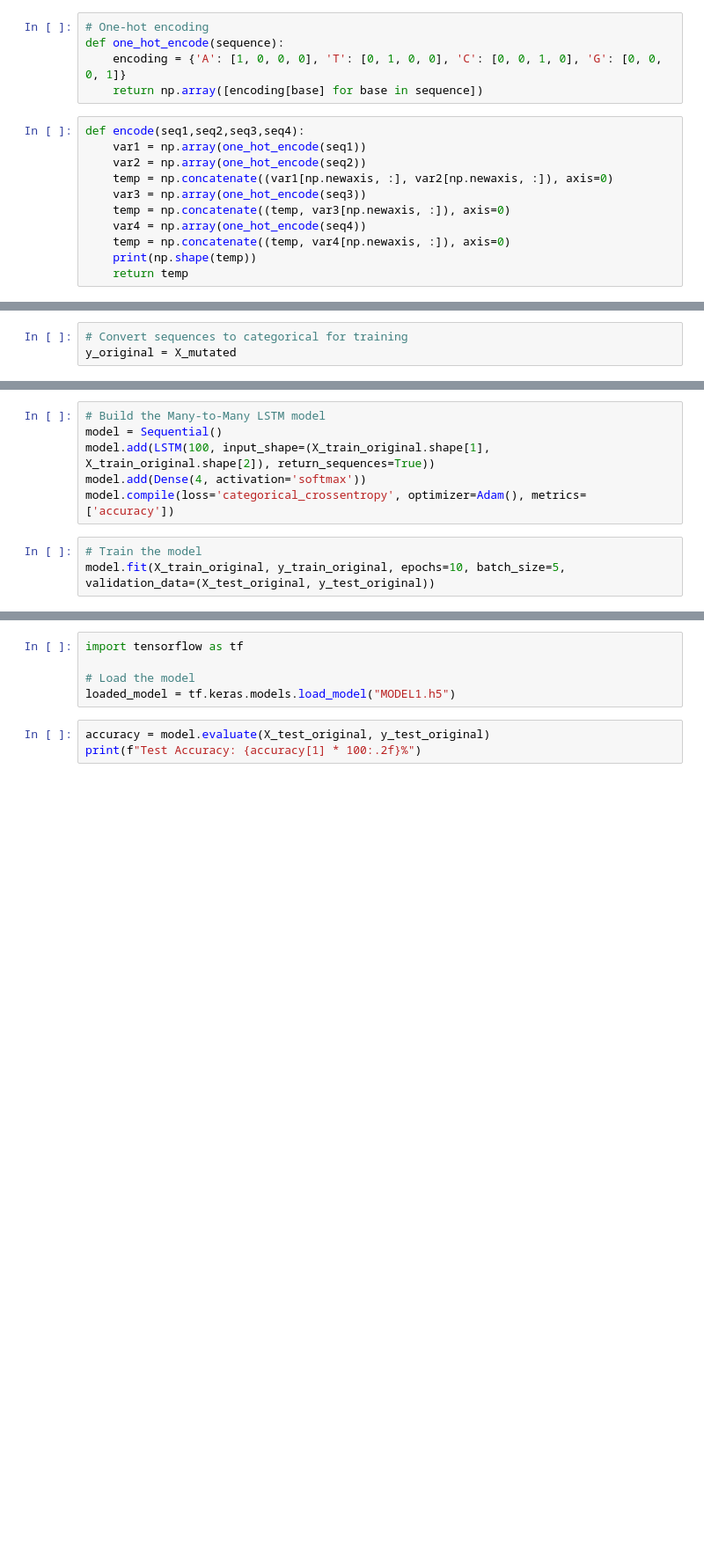
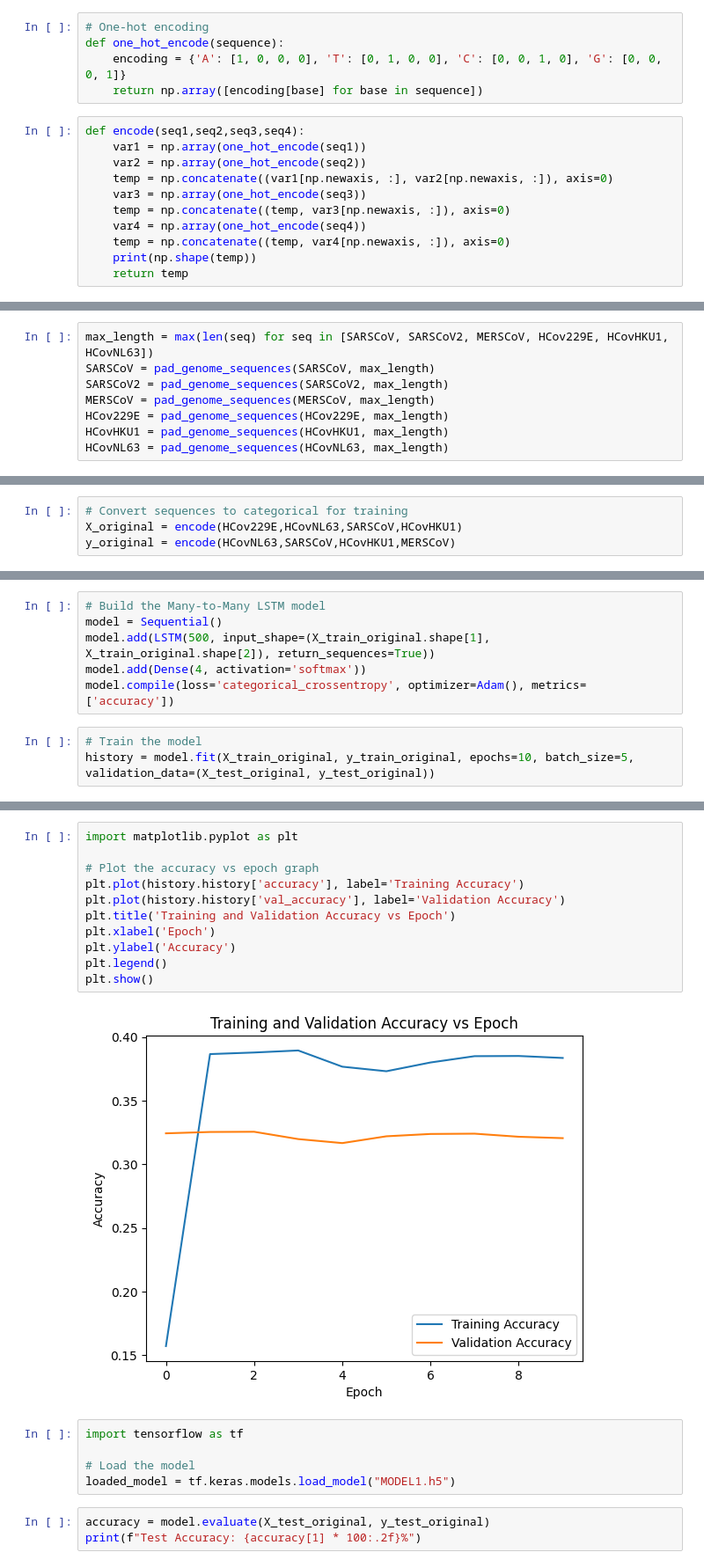
Before and after one commit to Pranesh2288/Virus-Mutation-Prediction, a Jupyter notebook: Code1.ipynb, the cells around one changed output, grey strips where cells are left out. Shown: that part at 88% size. Saved outputs shown, nothing was run; the diff lists cells and outputs as text; blank space fills up the shorter version.

Commit message:
Accuracy vs Epoch Graph Implemented

```diff
--- a/Code1.ipynb
+++ b/Code1.ipynb
@@ -109,0 +84,8 @@ X_mutated = encode(HCovNL63,SARSCoV,HCovHKU1,MERSCoV)
+# %%
+max_length = max(len(seq) for seq in [SARSCoV, SARSCoV2, MERSCoV, HCov229E, HCovHKU1, HCovNL63])
+SARSCoV = pad_genome_sequences(SARSCoV, max_length)
+SARSCoV2 = pad_genome_sequences(SARSCoV2, max_length)
+MERSCoV = pad_genome_sequences(MERSCoV, max_length)
+HCov229E = pad_genome_sequences(HCov229E, max_length)
+HCovHKU1 = pad_genome_sequences(HCovHKU1, max_length)
+HCovNL63 = pad_genome_sequences(HCovNL63, max_length)
@@ -110,3 +99,4 @@ X_mutated = encode(HCovNL63,SARSCoV,HCovHKU1,MERSCoV)
 # %%
 # Convert sequences to categorical for training
-y_original = X_mutated
+X_original = encode(HCov229E,HCovNL63,SARSCoV,HCovHKU1)
+y_original = encode(HCovNL63,SARSCoV,HCovHKU1,MERSCoV)
@@ -125,11 +111,11 @@ y_train_original, y_test_original = y_original[:split_index], y_original[split_i
 # %%
 # Build the Many-to-Many LSTM model
 model = Sequential()
-model.add(LSTM(100, input_shape=(X_train_original.shape[1], X_train_original.shape[2]), return_sequences=True))
+model.add(LSTM(500, input_shape=(X_train_original.shape[1], X_train_original.shape[2]), return_sequences=True))
 model.add(Dense(4, activation='softmax'))
 model.compile(loss='categorical_crossentropy', optimizer=Adam(), metrics=['accuracy'])
 # %%
 # Train the model
-model.fit(X_train_original, y_train_original, epochs=10, batch_size=5, validation_data=(X_test_original, y_test_original))
+history = model.fit(X_train_original, y_train_original, epochs=10, batch_size=5, validation_data=(X_test_original, y_test_original))
 # %% [output]
 Epoch 1/10
@@ -156,3 +141,16 @@ Epoch 10/10
+# %%
+import matplotlib.pyplot as plt
+
+# Plot the accuracy vs epoch graph
+plt.plot(history.history['accuracy'], label='Training Accuracy')
+plt.plot(history.history['val_accuracy'], label='Validation Accuracy')
+plt.title('Training and Validation Accuracy vs Epoch')
+plt.xlabel('Epoch')
+plt.ylabel('Accuracy')
+plt.legend()
+plt.show()
+# %% [output]
+[figure, added]
 # %%
 import tensorflow as tf
 
```
Also changed, not shown: parts of 14 cells of this notebook, 1 other file.
